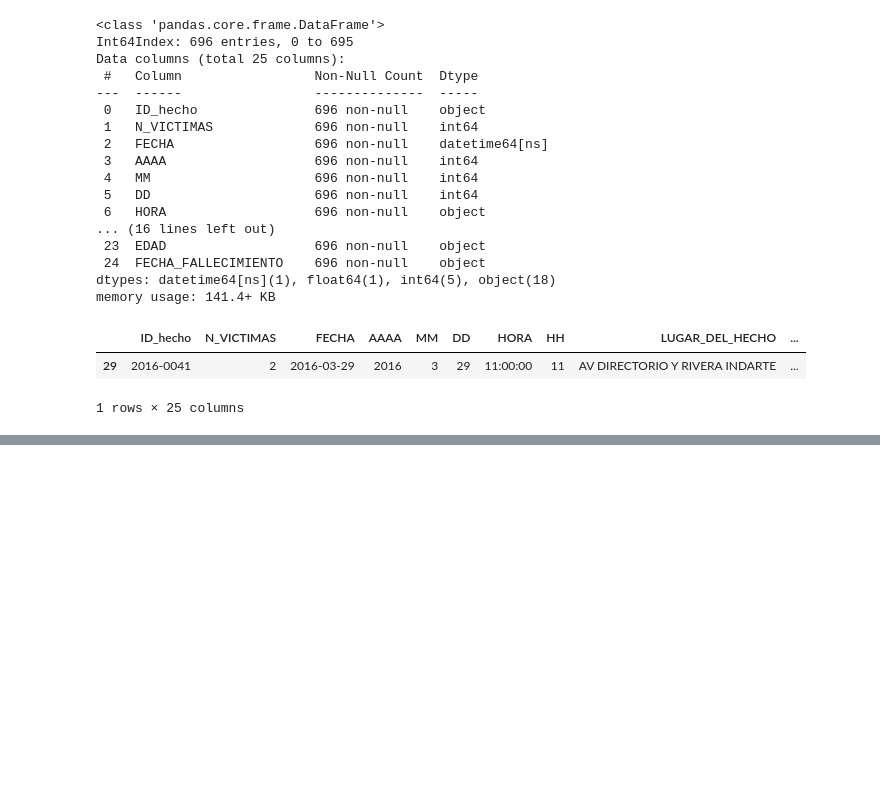
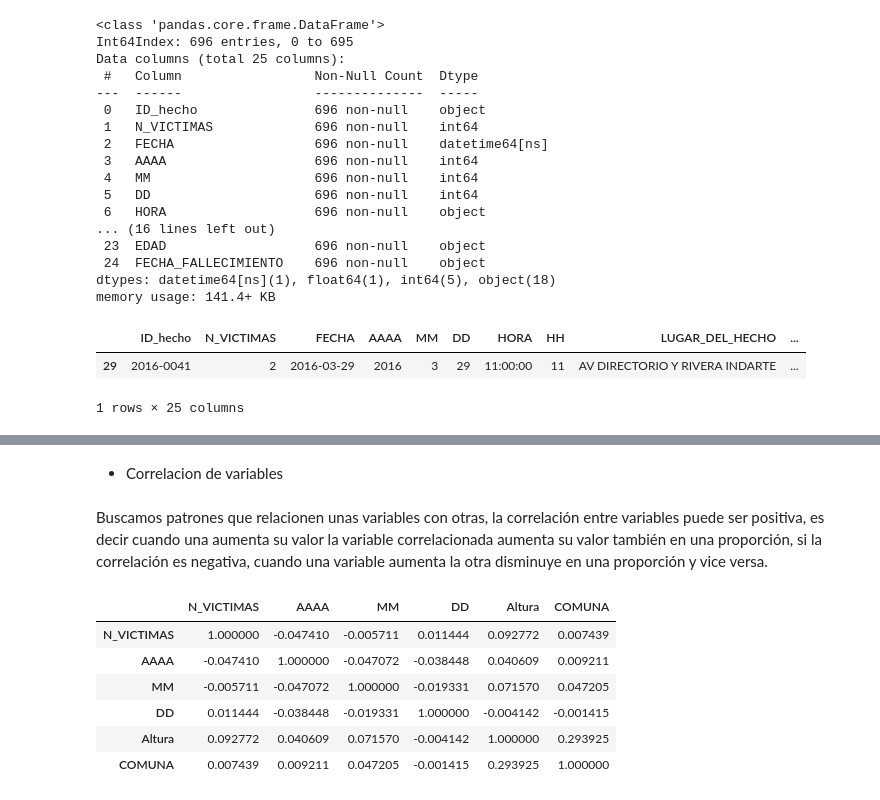
Before and after one commit to vanesalinas/HenryPI_DataAnalyst_PT06, a Jupyter notebook: EDA.ipynb, the cells around one changed output, grey strips where cells are left out. Drawn from its saved outputs; the diff is of its cells as text; code cells hidden in the pictures; blank space fills up the shorter version.

```diff
--- a/EDA.ipynb
+++ b/EDA.ipynb
@@ -231,0 +317,15 @@ df_combinado[df_combinado['ID_hecho'] == '2016-0041']
+# %% [markdown]
+*   Correlacion de variables
+# %% [markdown]
+Buscamos patrones que relacionen unas variables con otras, la correlación entre variables puede ser positiva, es decir cuando una aumenta su valor la variable correlacionada aumenta su valor también en una proporción, si la correlación es negativa, cuando una variable aumenta la otra disminuye en una proporción y vice versa.
+# %%
+matriz_correlacion = df_combinado.corr()
+matriz_correlacion
+# %% [output]
+|  | N_VICTIMAS | AAAA | MM | DD | Altura | COMUNA |
+| N_VICTIMAS | 1.000000 | -0.047410 | -0.005711 | 0.011444 | 0.092772 | 0.007439 |
+| AAAA | -0.047410 | 1.000000 | -0.047072 | -0.038448 | 0.040609 | 0.009211 |
+| MM | -0.005711 | -0.047072 | 1.000000 | -0.019331 | 0.071570 | 0.047205 |
+| DD | 0.011444 | -0.038448 | -0.019331 | 1.000000 | -0.004142 | -0.001415 |
+| Altura | 0.092772 | 0.040609 | 0.071570 | -0.004142 | 1.000000 | 0.293925 |
+| COMUNA | 0.007439 | 0.009211 | 0.047205 | -0.001415 | 0.293925 | 1.000000 |
```
Also changed, not shown: parts of 12 cells of this notebook.
